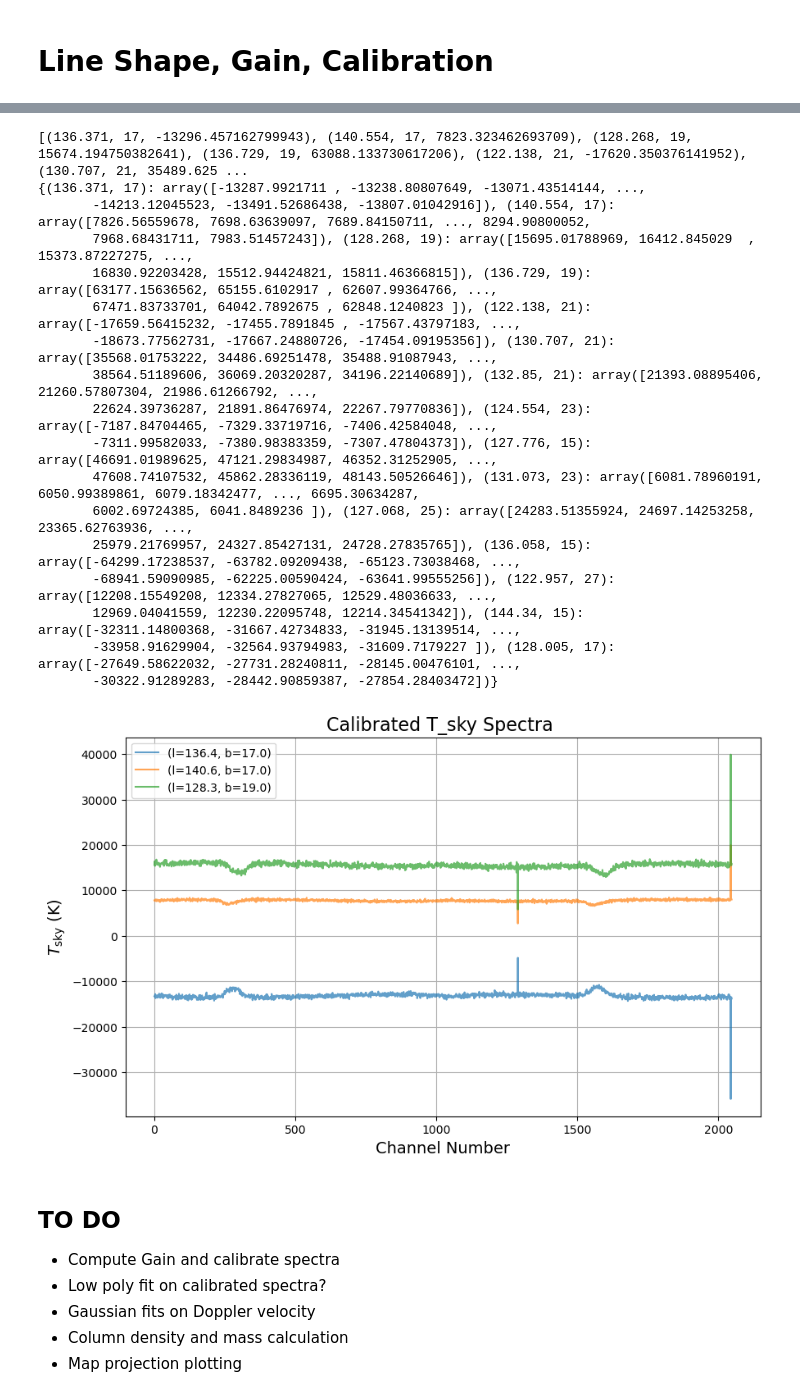
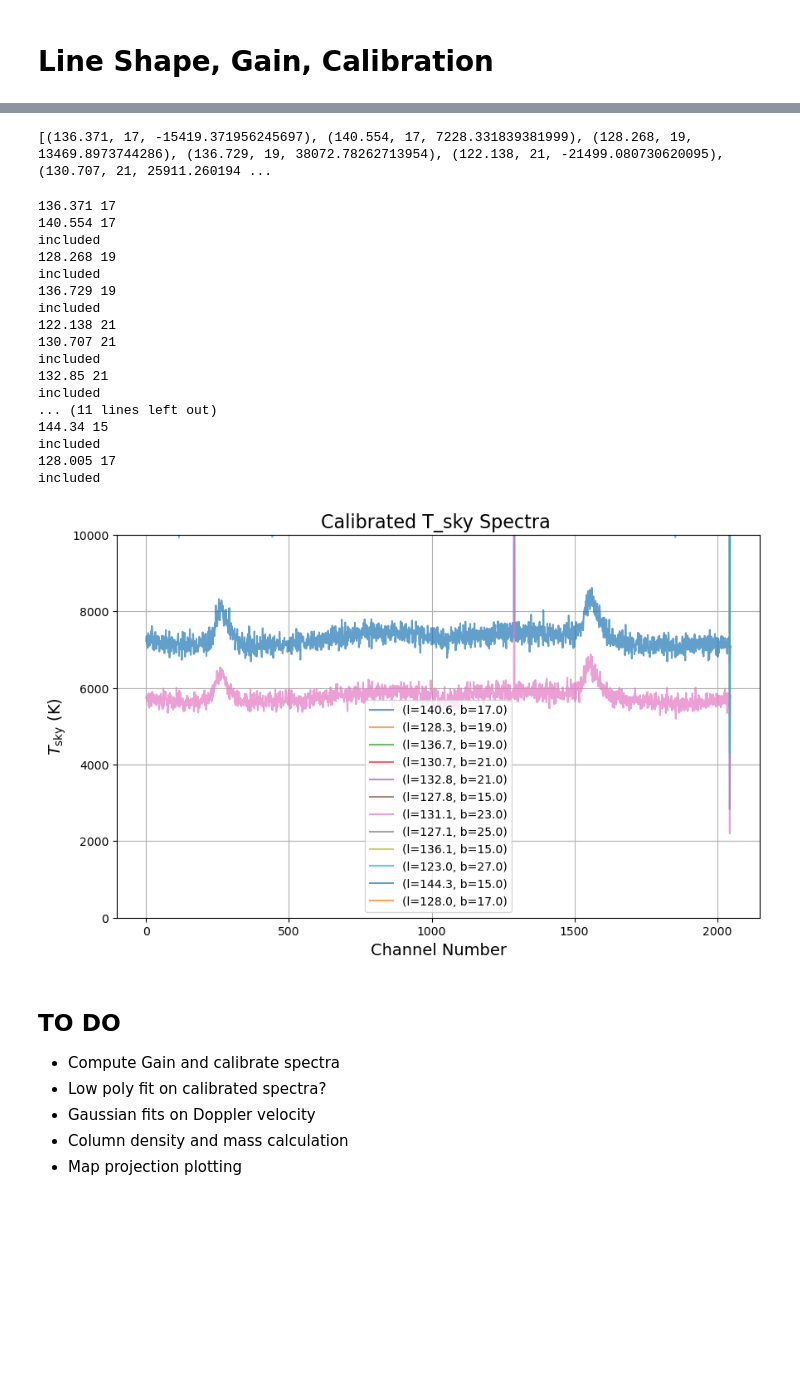
Before and after one commit to Brandon102002/ugastro, a Jupyter notebook: lab_4_analysis.ipynb, the cells around one changed output, grey strips where cells are left out. Saved outputs shown, nothing was run; the diff lists cells and outputs as text; code cells hidden in the pictures; blank space fills up the shorter version.

Commit message:
fixed line shape

```diff
--- a/lab_4_analysis.ipynb
+++ b/lab_4_analysis.ipynb
@@ -156,6 +154,10 @@ data_4_25 = extractSdrPoints(folder_path, correction=correction)
 # %%
 print(len(data_4_25[0]['normal']))
 print(len(data_4_25[0]["calibration"]))
+data_4_25[0]["calibration"]
+
+for p in data_4_25[0]["calibration"]:
+    p.USB += 10
 # %% [output]
 30
 12
@@ -288,11 +290,12 @@ def onlineOfflineSpectra(points, normalize=False, spike_range=None) -> Dict[Tupl
 
         mid = len(usb) // 2
         online, offline = np.zeros(len(usb)), np.zeros(len(usb))
-        online[:mid], offline[:mid] = lsb[:mid], usb[:mid]
-        online[mid:], offline[mid:] = usb[mid:], lsb[mid:]
+        #online[:mid], offline[:mid] = lsb[:mid], usb[:mid]
+        #online[mid:], offline[mid:] = usb[mid:], lsb[mid:]
+        online[mid:], offline[mid:] = lsb[mid:], usb[mid:]
+        online[:mid], offline[:mid] = usb[:mid], lsb[:mid]
 
         line_shape = online / offline
-
         jd = timestampToJD(timestamp)
 
         result[(l, b)] = {
@@ -320,9 +323,9 @@ def plot_lineshapes(online_offline_data, corrected=False, xlim=None, ylim=None,
         lineshape = fftshift(lineshape[bounds[0]:bounds[1]])[mid:]
 
         baseline_mask = (v < -80000) | (v > -50000)
-        poly_coeffs = np.polyfit(v[baseline_mask], lineshape[baseline_mask], deg=3)
+        poly_coeffs = np.polyfit(v[baseline_mask], lineshape[baseline_mask], deg=4)
         baseline_fit = np.polyval(poly_coeffs, v)
-        lineshape = lineshape - baseline_fit
+        lineshape = (lineshape - baseline_fit)
 
         label = f"(l={l:.1f}, b={b:.1f})"
 
@@ -445,25 +448,8 @@ def apply_gain_to_line_shapes(gains_list, online_offline_data):
 
 print(gains)
 T_sky = apply_gain_to_line_shapes(gains, online_offline_data)
-print(T_sky)
 # %% [output]
-[(136.371, 17, -13296.457162799943), (140.554, 17, 7823.323462693709), (128.268, 19, 15674.194750382641), (136.729, 19, 63088.133730617206), (122.138, 21, -17620.350376141952), (130.707, 21, 35489.625 ...
-{(136.371, 17): array([-13287.9921711 , -13238.80807649, -13071.43514144, ...,
-       -14213.12045523, -13491.52686438, -13807.01042916]), (140.554, 17): array([7826.56559678, 7698.63639097, 7689.84150711, ..., 8294.90800052,
-       7968.68431711, 7983.51457243]), (128.268, 19): array([15695.01788969, 16412.845029  , 15373.87227275, ...,
-       16830.92203428, 15512.94424821, 15811.46366815]), (136.729, 19): array([63177.15636562, 65155.6102917 , 62607.99364766, ...,
-       67471.83733701, 64042.7892675 , 62848.1240823 ]), (122.138, 21): array([-17659.56415232, -17455.7891845 , -17567.43797183, ...,
-       -18673.77562731, -17667.24880726, -17454.09195356]), (130.707, 21): array([35568.01753222, 34486.69251478, 35488.91087943, ...,
-       38564.51189606, 36069.20320287, 34196.22140689]), (132.85, 21): array([21393.08895406, 21260.57807304, 21986.61266792, ...,
-       22624.39736287, 21891.86476974, 22267.79770836]), (124.554, 23): array([-7187.84704465, -7329.33719716, -7406.42584048, ...,
-       -7311.99582033, -7380.98383359, -7307.47804373]), (127.776, 15): array([46691.01989625, 47121.29834987, 46352.31252905, ...,
-       47608.74107532, 45862.28336119, 48143.50526646]), (131.073, 23): array([6081.78960191, 6050.99389861, 6079.18342477, ..., 6695.30634287,
-       6002.69724385, 6041.8489236 ]), (127.068, 25): array([24283.51355924, 24697.14253258, 23365.62763936, ...,
-       25979.21769957, 24327.85427131, 24728.27835765]), (136.058, 15): array([-64299.17238537, -63782.09209438, -65123.73038468, ...,
-       -68941.59090985, -62225.00590424, -63641.99555256]), (122.957, 27): array([12208.15549208, 12334.27827065, 12529.48036633, ...,
-       12969.04041559, 12230.22095748, 12214.34541342]), (144.34, 15): array([-32311.14800368, -31667.42734833, -31945.13139514, ...,
-       -33958.91629904, -32564.93794983, -31609.7179227 ]), (128.005, 17): array([-27649.58622032, -27731.28240811, -28145.00476101, ...,
-       -30322.91289283, -28442.90859387, -27854.28403472])}
+[(136.371, 17, -15419.371956245697), (140.554, 17, 7228.331839381999), (128.268, 19, 13469.8973744286), (136.729, 19, 38072.78262713954), (122.138, 21, -21499.080730620095), (130.707, 21, 25911.260194 ...
 # %%
 def plot_calibrated_tsky(data_dict, points_to_plot, velocity_axis=None, xlim=None, ylim=None, title_extra=""):
     """
@@ -475,41 +461,60 @@ def plot_calibrated_tsky(data_dict, points_to_plot, velocity_axis=None, xlim=Non
     - velocity_axis: np.ndarray of same length as line shapes, if you want to plot vs velocity (km/s)
     - xlim, ylim: optional x and y axis limits
     - title_extra: str, extra title text
     """
     plt.figure(figsize=(10, 6))
 
     for l_b in points_to_plot:
         if l_b not in data_dict:
             print(f"Warning: (l, b) = {l_b} not found in data.")
             continue
 
         spectrum = data_dict[l_b]
         label = f"(l={l_b[0]:.1f}, b={l_b[1]:.1f})"
 
         if velocity_axis is not None:
-            plt.plot(velocity_axis, spectrum, label=label, alpha=0.7)
+            plt.plot(velocity_axis[:-10], spectrum[:-10], label=label, alpha=0.7)
             plt.xlabel("Velocity (km/s)", fontsize=14)
         else:
             plt.plot(spectrum, label=label, alpha=0.7)
             plt.xlabel("Channel Number", fontsize=14)
 
     plt.ylabel(r"$T_{\rm sky}$ (K)", fontsize=14)
     plt.xlim(xlim)
     plt.ylim(ylim)
     plt.title(f"Calibrated T_sky Spectra {title_extra}", fontsize=16)
     plt.legend(fontsize=10)
     plt.grid()
     plt.show()
 
-points_to_plot = [
-    (136.371, 17),
-    (140.554, 17),
-    (128.268, 19)
-]
+points_to_plot = []
+for l, b in T_sky.keys():
+    invalid = [(136.371, 17.0), (124.554, 23.0), (122.138, 21)]
+    print(l, b)
+    if (l, b) not in invalid:
+        points_to_plot.append((l, b))
+        print("included")
 
-plot_calibrated_tsky(T_sky, points_to_plot)
+plot_calibrated_tsky(T_sky, points_to_plot, ylim=(0, 10000))
 # %% [output]
+136.371 17
+140.554 17
+included
+128.268 19
+included
+136.729 19
+included
+122.138 21
+130.707 21
+included
+132.85 21
+included
+... (11 lines left out)
+144.34 15
+included
+128.005 17
+included
-[figure, old version]
+[figure, new version]
 # %% [markdown]
 ## TO DO
 - Compute Gain and calibrate spectra
```
Also changed, not shown: parts of 3 cells of this notebook.
